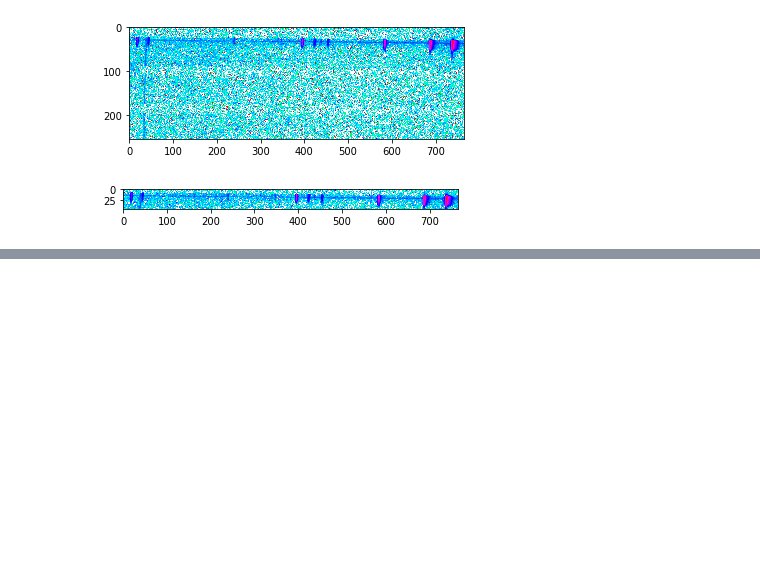
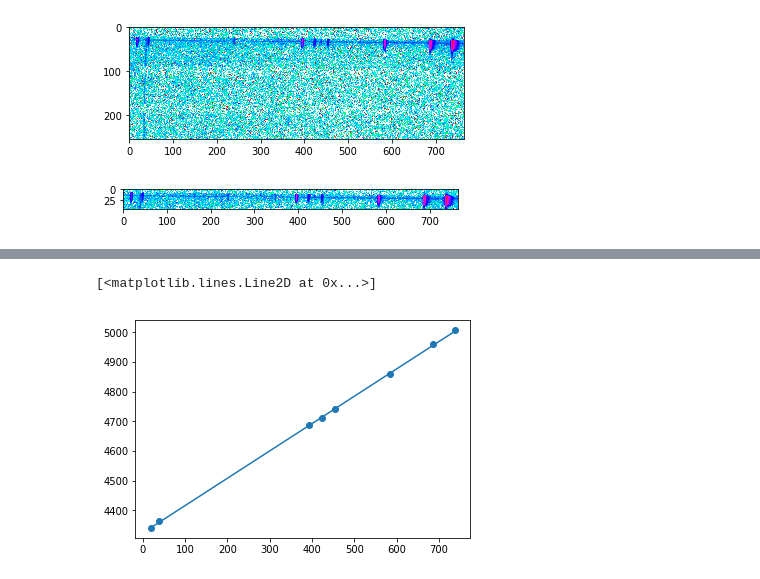
Before and after one commit to astro-kjc/AST443, a Jupyter notebook: Lab2/Lab2_normaliztion.ipynb, the cells around one changed output, grey strips where cells are left out. Cells and saved outputs as stored; diff of their text form; code cells hidden in the pictures; blank space fills up the shorter version.

```diff
--- a/Lab2/Lab2_normaliztion.ipynb
+++ b/Lab2/Lab2_normaliztion.ipynb
@@ -139,0 +116,6 @@ len(highs)
+# %%
+indices = np.array([18,39,394,424,455,585,687,738])
+theory = np.array([4341,4363,4686,4711,4740,4861,4959,5007])
+m, b = np.polyfit(indices,theory,1)
+#obtain a better estimate for the dispersion and for the shifting needed
+# m is the better 'ang_per_pix' and b is the better 'shift'
@@ -153,0 +140,7 @@ len(nebulae[0])
+# %%
+plt.scatter(indices,theory)
+y = np.poly1d(np.polyfit(indices,theory,1))
+plt.plot(indices,y(indices))
+# %% [output]
+[<matplotlib.lines.Line2D at 0x...>]
+[figure, added]
```
Also changed, not shown: parts of 15 cells of this notebook.
